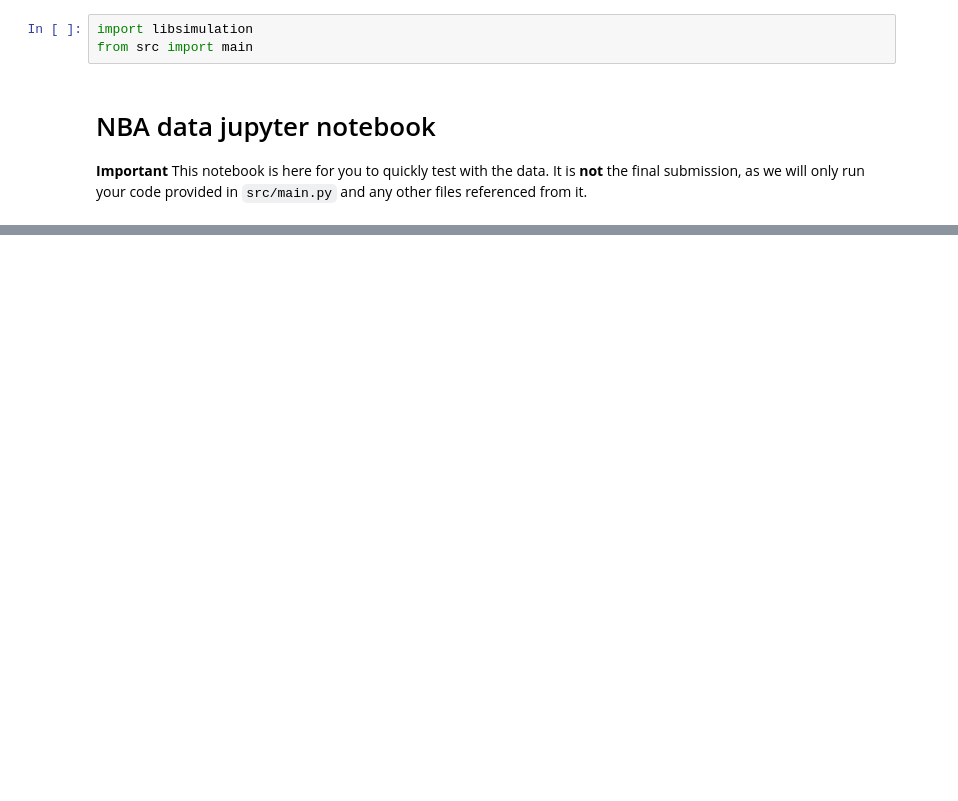
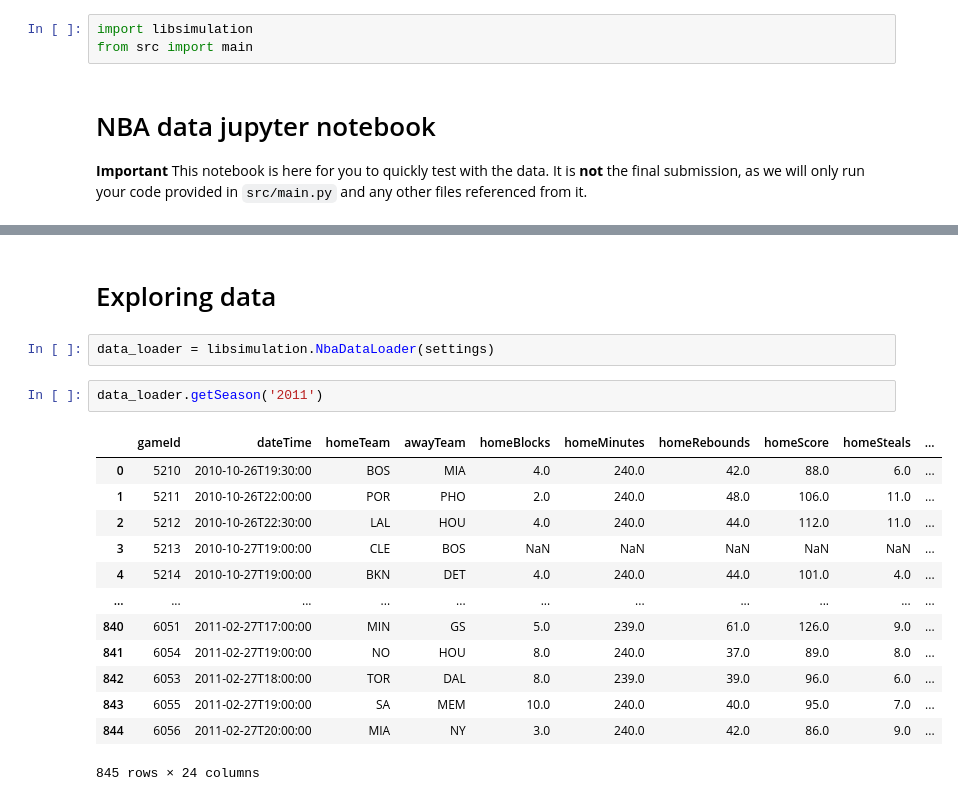
Before and after one commit to GR-NBA-data-challenge/NBA-data-template, a Jupyter notebook: NBA-notebook.ipynb, the cells around one changed output, grey strips where cells are left out. Saved outputs shown, nothing was run; the diff lists cells and outputs as text; blank space fills up the shorter version.

```diff
--- a/NBA-notebook.ipynb
+++ b/NBA-notebook.ipynb
@@ -57,0 +91,20 @@ libsimulation.runSimulation(settings)
+# %% [markdown]
+# Exploring data
+# %%
+data_loader = libsimulation.NbaDataLoader(settings)
+# %%
+data_loader.getSeason('2011')
+# %% [output]
+|  | gameId | dateTime | homeTeam | awayTeam | homeBlocks | homeMinutes | homeRebounds | homeScore | homeSteals | ... |
+| 0 | 5210 | 2010-10-26T19:30:00 | BOS | MIA | 4.0 | 240.0 | 42.0 | 88.0 | 6.0 | ... |
+| 1 | 5211 | 2010-10-26T22:00:00 | POR | PHO | 2.0 | 240.0 | 48.0 | 106.0 | 11.0 | ... |
+| 2 | 5212 | 2010-10-26T22:30:00 | LAL | HOU | 4.0 | 240.0 | 44.0 | 112.0 | 11.0 | ... |
+| 3 | 5213 | 2010-10-27T19:00:00 | CLE | BOS | NaN | NaN | NaN | NaN | NaN | ... |
+| 4 | 5214 | 2010-10-27T19:00:00 | BKN | DET | 4.0 | 240.0 | 44.0 | 101.0 | 4.0 | ... |
+| ... | ... | ... | ... | ... | ... | ... | ... | ... | ... | ... |
+| 840 | 6051 | 2011-02-27T17:00:00 | MIN | GS | 5.0 | 239.0 | 61.0 | 126.0 | 9.0 | ... |
+| 841 | 6054 | 2011-02-27T19:00:00 | NO | HOU | 8.0 | 240.0 | 37.0 | 89.0 | 8.0 | ... |
+| 842 | 6053 | 2011-02-27T18:00:00 | TOR | DAL | 8.0 | 239.0 | 39.0 | 96.0 | 6.0 | ... |
+| 843 | 6055 | 2011-02-27T19:00:00 | SA | MEM | 10.0 | 240.0 | 40.0 | 95.0 | 7.0 | ... |
+| 844 | 6056 | 2011-02-27T20:00:00 | MIA | NY | 3.0 | 240.0 | 42.0 | 86.0 | 9.0 | ... |
+845 rows × 24 columns
```
Also changed, not shown: parts of 7 cells of this notebook, 4 other files.
